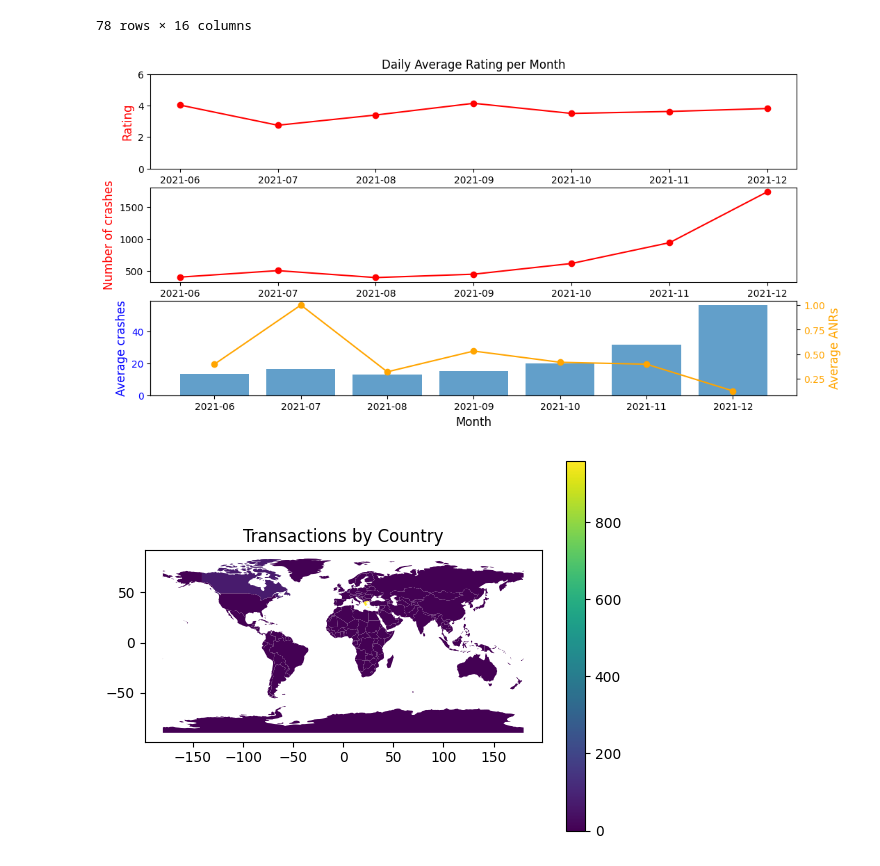
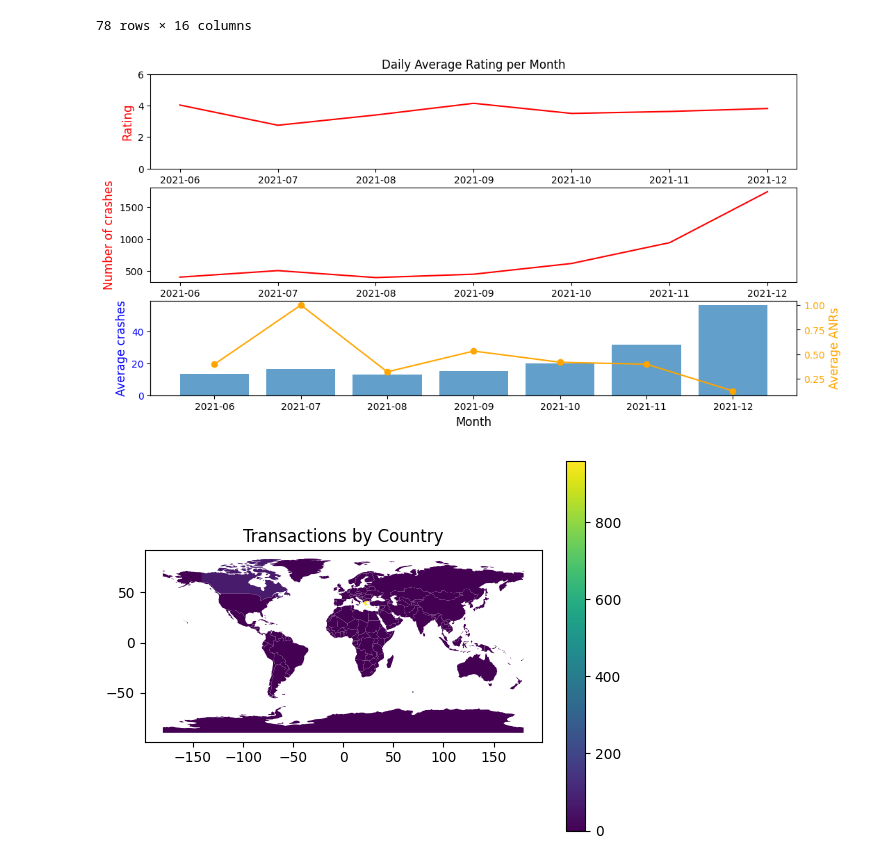
Before and after one commit to poparares6/Visual-Analytics, a Jupyter notebook: Visual Analytics/Visual Analytics.ipynb, the cells around one changed output. Saved outputs shown, nothing was run; the diff lists cells and outputs as text; code cells hidden in the pictures.

```diff
--- a/Visual Analytics/Visual Analytics.ipynb
+++ b/Visual Analytics/Visual Analytics.ipynb
@@ -203,7 +203,7 @@ Combined DataFrame head:
 # %%
 ### 3. Ratings vs Stability
 ### user satisfaction
-fig, (ax1, ax2, ax3, af4)=plt.subplots(4, 1, figsize=(12, 6))
+fig, (ax1, ax2, ax3)=plt.subplots(3, 1, figsize=(12, 6))
 
 stats_ratings_country_dfs['Date'] = pd.to_datetime(stats_ratings_country_dfs['Date'])
 stats_ratings_country_dfs['Month'] = stats_ratings_country_dfs['Date'].dt.to_period('M')
@@ -217,34 +217,34 @@ group_ratings_by_month['Daily Average Rating per Month'] = group_ratings_by_mont
 
 ax1.set(ylim=(0.0, 6.0))
 ax1.plot(group_ratings_by_month['Month'].astype(str), group_ratings_by_month['daily_avg_per_country'], color='red')
 ax1.title.set_text('Daily Average Rating per Month')
 ax1.set_ylabel('Rating', color='red', fontsize=12)
 ax1.set_xlabel('Month', color='red', fontsize=12)
 
 stats_crashes_dfs['Date'] = pd.to_datetime(stats_crashes_dfs['Date'])
 stats_crashes_dfs['Month'] = stats_crashes_dfs['Date'].dt.to_period('M')
 stats_crashes_dfs['Day of The Week'] = stats_crashes_dfs['Date'].dt.dayofweek
 group_crashes_by_month = stats_crashes_dfs.groupby(['Month']).agg(
     daily_avg_crashes = ('Daily Crashes', 'mean'),
     nr_crashes_per_month = ('Daily Crashes', 'sum'),
     daily_avg_anr = ('Daily ANRs', 'mean')
 ).reset_index()
 group_crashes_by_month['Daily Average Rating'] = group_ratings_by_month['Daily Average Rating per Month']
 
 ax2.plot(group_crashes_by_month['Month'].astype(str),group_crashes_by_month['nr_crashes_per_month'], color='red')
 ax2.set_ylabel('Number of crashes', color='red', fontsize=12)
 ### stability -> average nr of crashes and anr / month
 ax3.bar(group_crashes_by_month['Month'].astype(str), group_crashes_by_month['daily_avg_crashes'], label='Avg rating / Month', alpha=0.7)
 ax3.set_xlabel('Month', fontsize=12)
 ax3.set_ylabel('Average crashes', color='blue', fontsize=12)
 ax3.tick_params(axis='y', labelcolor='blue')
 
 axf = ax3.twinx()
 axf.plot(group_crashes_by_month['Month'].astype(str), group_crashes_by_month['daily_avg_anr'], color='orange', marker='o')
 axf.set_ylabel('Average ANRs', color='orange', fontsize=12)
 axf.tick_params(axis='y', labelcolor='orange')
 # %% [output]
-[figure, old version]
+[figure, new version]
 # %%
 ### 4. Geographical development
 group_ratings_by_country = stats_ratings_country_dfs.groupby(['Country']).agg(
```
Also changed, not shown: parts of 5 cells of this notebook, 3 other files.
